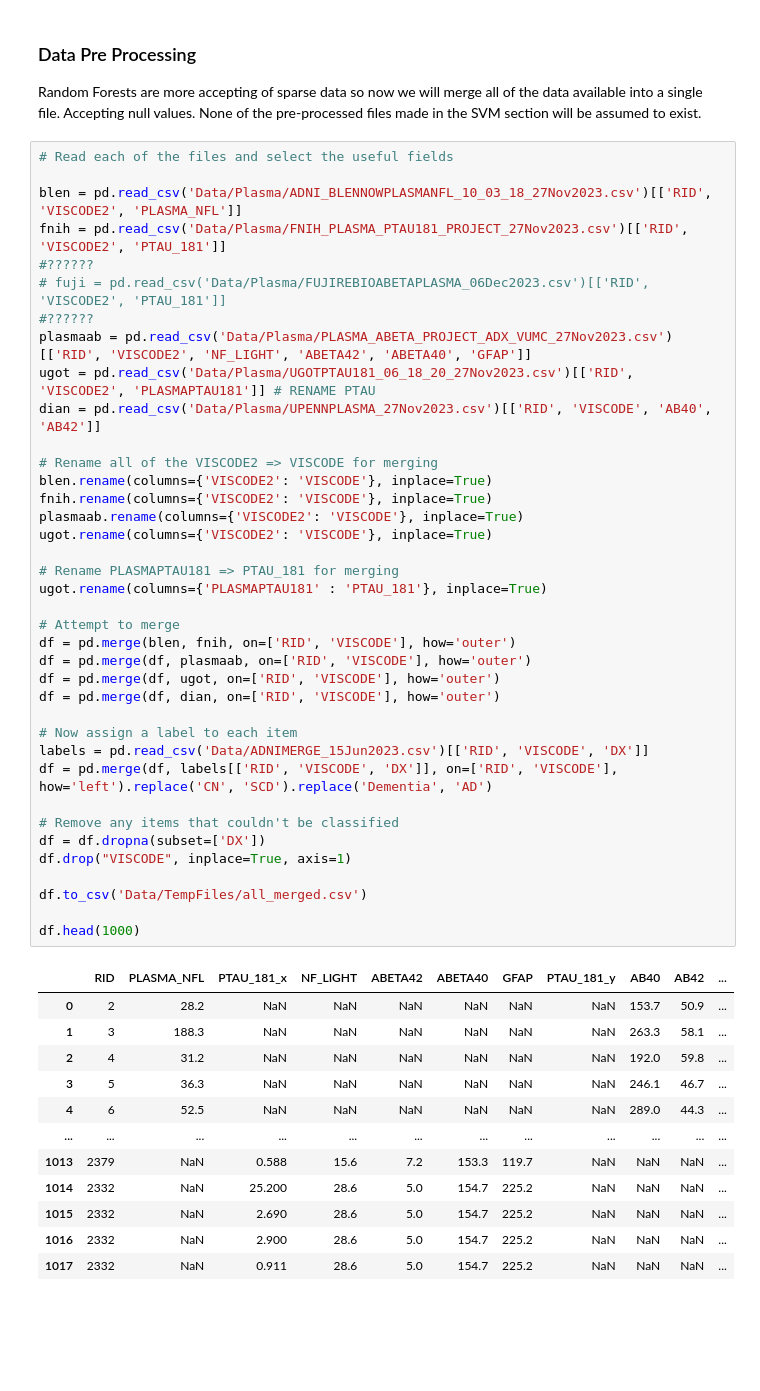
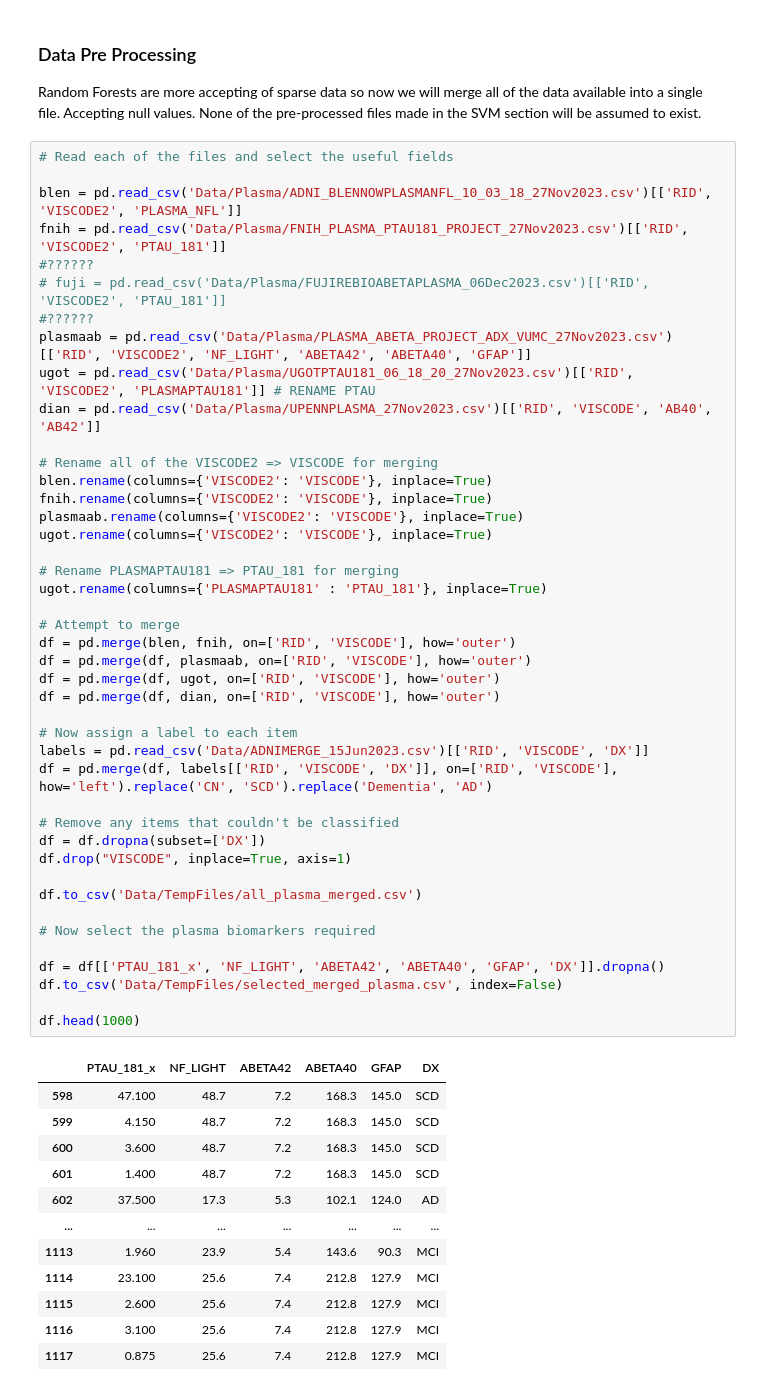
Before and after one commit to danielmakin/NoMoreAlzheimersDisease, a Jupyter notebook: main.ipynb, the cells around one changed output. Cells and saved outputs as stored; diff of their text form; blank space fills up the shorter version.

```diff
--- a/main.ipynb
+++ b/main.ipynb
@@ -411,43 +421,48 @@ fnih = pd.read_csv('Data/Plasma/FNIH_PLASMA_PTAU181_PROJECT_27Nov2023.csv')[['RI
 plasmaab = pd.read_csv('Data/Plasma/PLASMA_ABETA_PROJECT_ADX_VUMC_27Nov2023.csv')[['RID', 'VISCODE2', 'NF_LIGHT', 'ABETA42', 'ABETA40', 'GFAP']]
 ugot = pd.read_csv('Data/Plasma/UGOTPTAU181_06_18_20_27Nov2023.csv')[['RID', 'VISCODE2', 'PLASMAPTAU181']] # RENAME PTAU
 dian = pd.read_csv('Data/Plasma/UPENNPLASMA_27Nov2023.csv')[['RID', 'VISCODE', 'AB40', 'AB42']]
 
 # Rename all of the VISCODE2 => VISCODE for merging
 blen.rename(columns={'VISCODE2': 'VISCODE'}, inplace=True)
 fnih.rename(columns={'VISCODE2': 'VISCODE'}, inplace=True)
 plasmaab.rename(columns={'VISCODE2': 'VISCODE'}, inplace=True)
 ugot.rename(columns={'VISCODE2': 'VISCODE'}, inplace=True)
 
 # Rename PLASMAPTAU181 => PTAU_181 for merging
 ugot.rename(columns={'PLASMAPTAU181' : 'PTAU_181'}, inplace=True)
 
 # Attempt to merge
 df = pd.merge(blen, fnih, on=['RID', 'VISCODE'], how='outer')
 df = pd.merge(df, plasmaab, on=['RID', 'VISCODE'], how='outer')
 df = pd.merge(df, ugot, on=['RID', 'VISCODE'], how='outer')
 df = pd.merge(df, dian, on=['RID', 'VISCODE'], how='outer')
 
 # Now assign a label to each item
 labels = pd.read_csv('Data/ADNIMERGE_15Jun2023.csv')[['RID', 'VISCODE', 'DX']]
 df = pd.merge(df, labels[['RID', 'VISCODE', 'DX']], on=['RID', 'VISCODE'], how='left').replace('CN', 'SCD').replace('Dementia', 'AD')
 
 # Remove any items that couldn't be classified
 df = df.dropna(subset=['DX'])
 df.drop("VISCODE", inplace=True, axis=1)
 
-df.to_csv('Data/TempFiles/all_merged.csv')
+df.to_csv('Data/TempFiles/all_plasma_merged.csv')
+
+# Now select the plasma biomarkers required
+
+df = df[['PTAU_181_x', 'NF_LIGHT', 'ABETA42', 'ABETA40', 'GFAP', 'DX']].dropna()
+df.to_csv('Data/TempFiles/selected_merged_plasma.csv', index=False)
 
 df.head(1000)
 # %% [output]
-|  | RID | PLASMA_NFL | PTAU_181_x | NF_LIGHT | ABETA42 | ABETA40 | GFAP | PTAU_181_y | AB40 | AB42 | ... |
-| 0 | 2 | 28.2 | NaN | NaN | NaN | NaN | NaN | NaN | 153.7 | 50.9 | ... |
-| 1 | 3 | 188.3 | NaN | NaN | NaN | NaN | NaN | NaN | 263.3 | 58.1 | ... |
-| 2 | 4 | 31.2 | NaN | NaN | NaN | NaN | NaN | NaN | 192.0 | 59.8 | ... |
-| 3 | 5 | 36.3 | NaN | NaN | NaN | NaN | NaN | NaN | 246.1 | 46.7 | ... |
-| 4 | 6 | 52.5 | NaN | NaN | NaN | NaN | NaN | NaN | 289.0 | 44.3 | ... |
-| ... | ... | ... | ... | ... | ... | ... | ... | ... | ... | ... | ... |
-| 1013 | 2379 | NaN | 0.588 | 15.6 | 7.2 | 153.3 | 119.7 | NaN | NaN | NaN | ... |
-| 1014 | 2332 | NaN | 25.200 | 28.6 | 5.0 | 154.7 | 225.2 | NaN | NaN | NaN | ... |
-| 1015 | 2332 | NaN | 2.690 | 28.6 | 5.0 | 154.7 | 225.2 | NaN | NaN | NaN | ... |
-| 1016 | 2332 | NaN | 2.900 | 28.6 | 5.0 | 154.7 | 225.2 | NaN | NaN | NaN | ... |
-| 1017 | 2332 | NaN | 0.911 | 28.6 | 5.0 | 154.7 | 225.2 | NaN | NaN | NaN | ... |
+|  | PTAU_181_x | NF_LIGHT | ABETA42 | ABETA40 | GFAP | DX |
+| 598 | 47.100 | 48.7 | 7.2 | 168.3 | 145.0 | SCD |
+| 599 | 4.150 | 48.7 | 7.2 | 168.3 | 145.0 | SCD |
+| 600 | 3.600 | 48.7 | 7.2 | 168.3 | 145.0 | SCD |
+| 601 | 1.400 | 48.7 | 7.2 | 168.3 | 145.0 | SCD |
+| 602 | 37.500 | 17.3 | 5.3 | 102.1 | 124.0 | AD |
+| ... | ... | ... | ... | ... | ... | ... |
+| 1113 | 1.960 | 23.9 | 5.4 | 143.6 | 90.3 | MCI |
+| 1114 | 23.100 | 25.6 | 7.4 | 212.8 | 127.9 | MCI |
+| 1115 | 2.600 | 25.6 | 7.4 | 212.8 | 127.9 | MCI |
+| 1116 | 3.100 | 25.6 | 7.4 | 212.8 | 127.9 | MCI |
+| 1117 | 0.875 | 25.6 | 7.4 | 212.8 | 127.9 | MCI |
```
Also changed, not shown: parts of 10 cells of this notebook.
